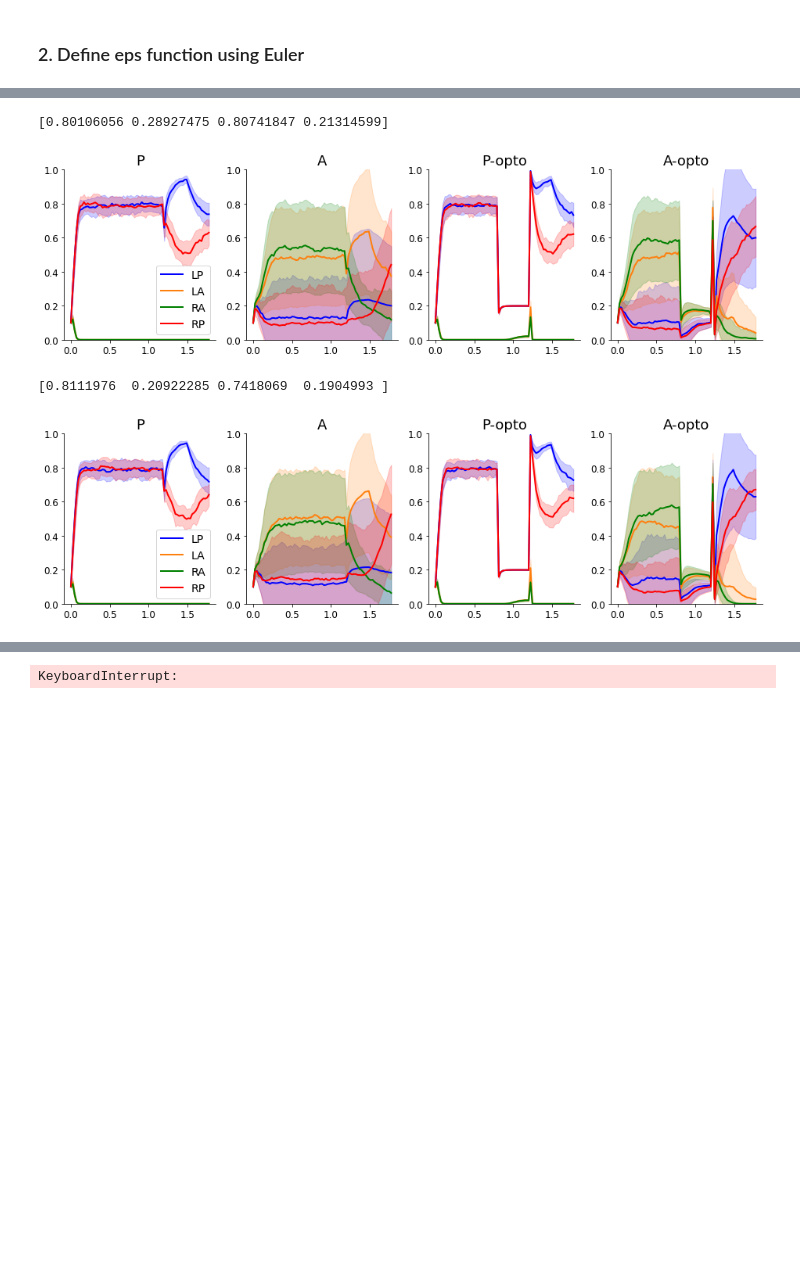
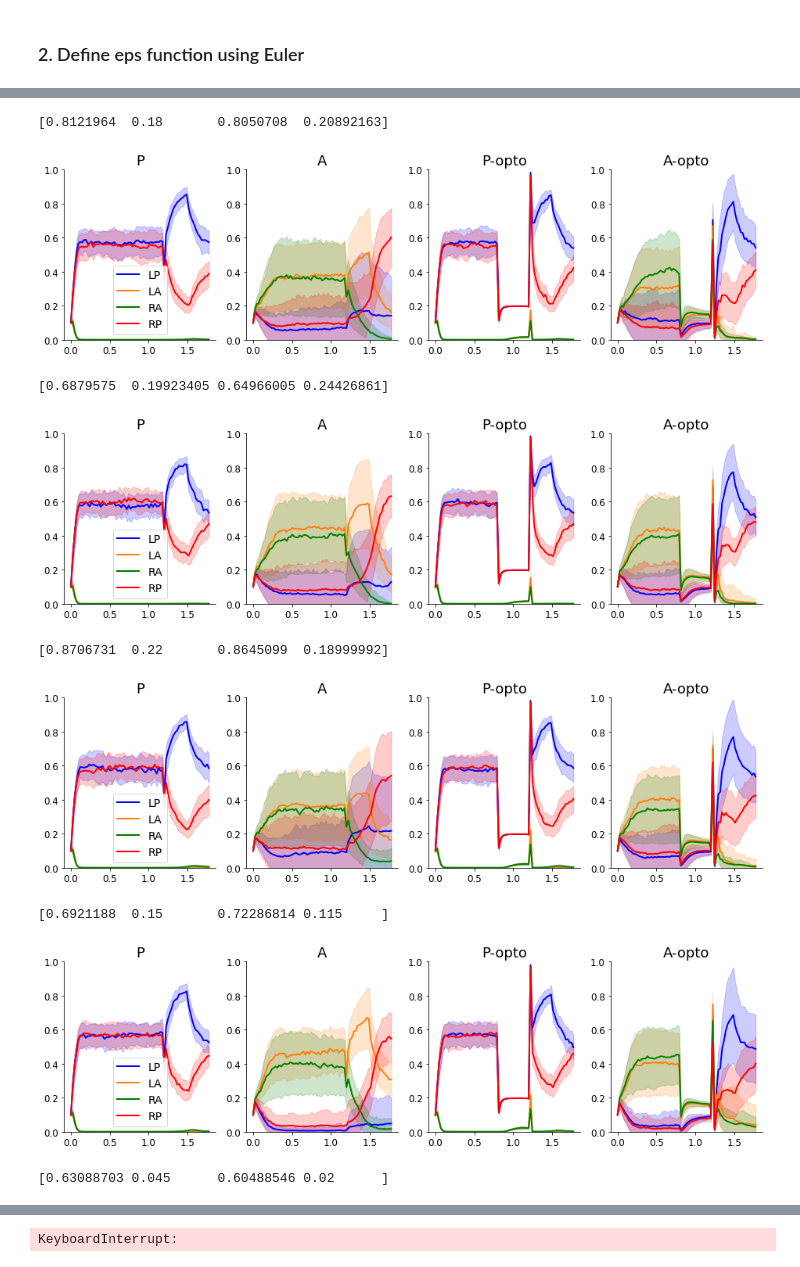
Before and after one commit to cunningham-lab/epi, a Jupyter notebook: notebooks/SC_Circuit/SC_opto_ABC.ipynb, the cells around one changed output, grey strips where cells are left out. Saved outputs shown, nothing was run; the diff lists cells and outputs as text; code cells hidden in the pictures; blank space fills up the shorter version.

```diff
--- a/notebooks/SC_Circuit/SC_opto_ABC.ipynb
+++ b/notebooks/SC_Circuit/SC_opto_ABC.ipynb
@@ -23,8 +14,8 @@ W_star = tf.constant([[sW, vW, dW, hW],
 # %% [markdown]
 ### 1. Define the V1Circuit model
 # %%
-lb = -1.
-ub = 1.
+lb = -0.5
+ub = 0.5
 
 sW_P = Parameter("sW_P", 1, lb=lb, ub=ub)
 sW_A = Parameter("sW_A", 1, lb=lb, ub=ub)
@@ -193,13 +42,13 @@ def accept_inds(T_x, means, stds):
                     T_x[:,i] < means[i] + 2*stds[i]) for i in range(len(means))])
     return np.logical_and.reduce(acc, axis=0)
 # %%
-num_keep = 200
+num_keep = 100
 M = 1000
 zs = []
 T_xs = []
 
-means = [0., -0.05]
-stds = [0.0125, 0.0125]
+means = [0., -0.5]
+stds = [0.01, 0.01]
 
 num_found = 0
 z = None
@@ -261,26 +110,37 @@ fig = pairplot(z[:num_plot], np.arange(8), z_labels,
 # %%
-z = np.zeros((2,8), dtype=np.float32)
 p = SC_acc(*unwrap(z)).numpy()
+
+t_cue_delay = 1.2
+t_choice = 0.3
+t_post_choice = 0.3
+t_total = t_cue_delay + t_choice + t_post_choice
+dt = 0.024
+t = np.arange(0.0, t_total, dt)
 
 u_t, v_t = SC_sim(*unwrap(z))
 neuron_labels = ['LP', 'LA', 'RA', 'RP']
 colors = ['b', 'tab:orange', 'g', 'r']
 C_titles = ['P', 'A', 'P-opto', 'A-opto']
 for m in range(min(z.shape[0], 5)):
     print(p[m])
     fig, axs = plt.subplots(1,4,figsize=(16, 4))
     for c in range(4):
         for i in range(4):
             mean_v = np.mean(v_t[:,m,c,i,:], axis=1)
             std_v = np.std(v_t[:,m,c,i,:], axis=1)
             axs[c].fill_between(t, mean_v - std_v, mean_v + std_v, color=colors[i], alpha=0.2)
             axs[c].plot(t, mean_v, label=neuron_labels[i], c=colors[i])
             axs[c].set_title(C_titles[c])
             axs[c].set_ylim([0,1])
     axs[0].legend()
     plt.show()
 # %% [output]
-[0.80106056 0.28927475 0.80741847 0.21314599]
+[0.8121964  0.18       0.8050708  0.20892163]
-[figure, old version]
+[figure, new version]
-[0.8111976  0.20922285 0.7418069  0.1904993 ]
+[0.6879575  0.19923405 0.64966005 0.24426861]
-[figure, old version]
+[figure, new version]
+[0.8706731  0.22       0.8645099  0.18999992]
+[figure, added]
+[0.6921188  0.15       0.72286814 0.115     ]
+[figure, added]
+[0.63088703 0.045      0.60488546 0.02      ]
```
Also changed, not shown: parts of 8 cells of this notebook, 10 other files.
